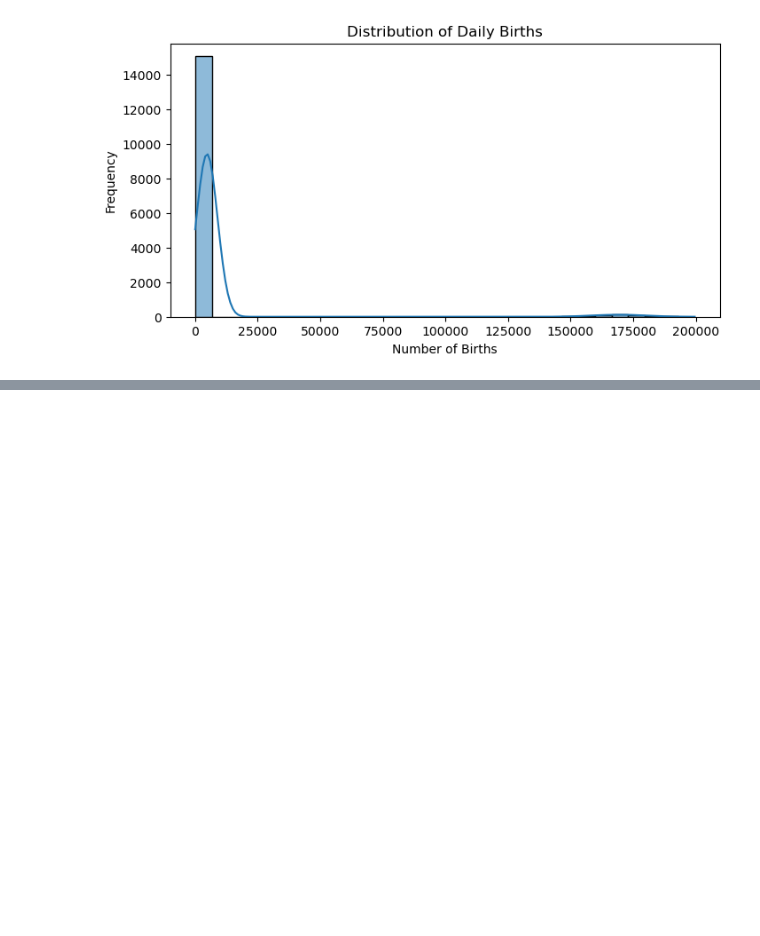
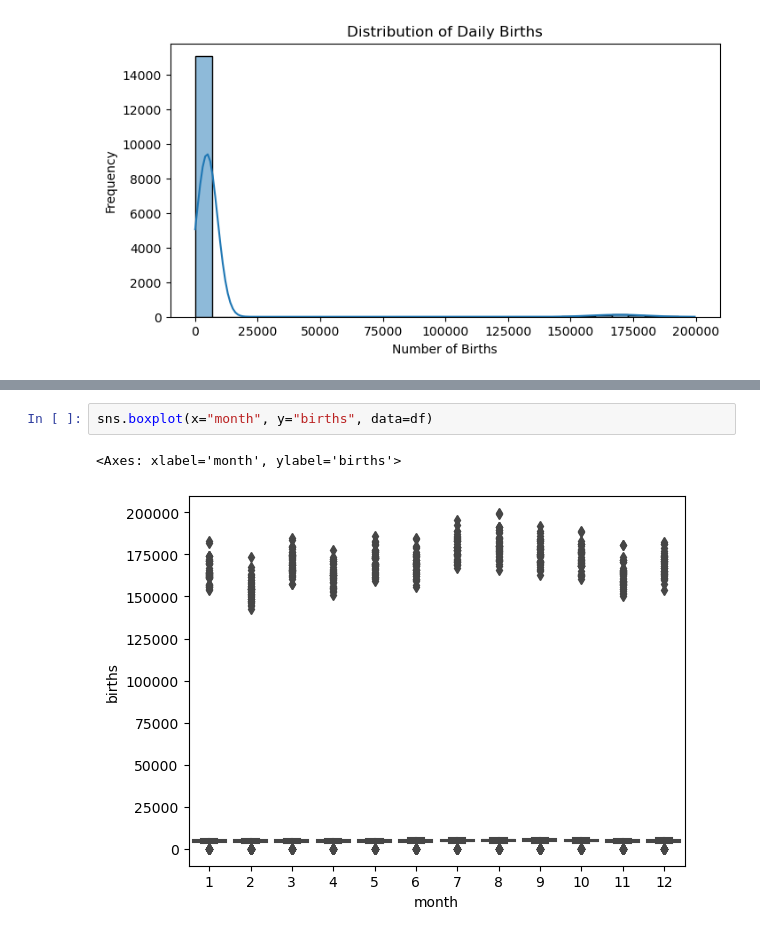
Before and after one commit to poorva-pohekar/Machine-Learning-Project, a Jupyter notebook: Birth_Rate.ipynb, the cells around one changed output, grey strips where cells are left out. Saved outputs shown, nothing was run; the diff lists cells and outputs as text; blank space fills up the shorter version.

```diff
--- a/Birth_Rate.ipynb
+++ b/Birth_Rate.ipynb
@@ -147,0 +154,5 @@ plt.show()
+# %%
+sns.boxplot(x="month", y="births", data=df)
+# %% [output]
+<Axes: xlabel='month', ylabel='births'>
+[figure, added]
```
Also changed, not shown: parts of 2 cells of this notebook.
